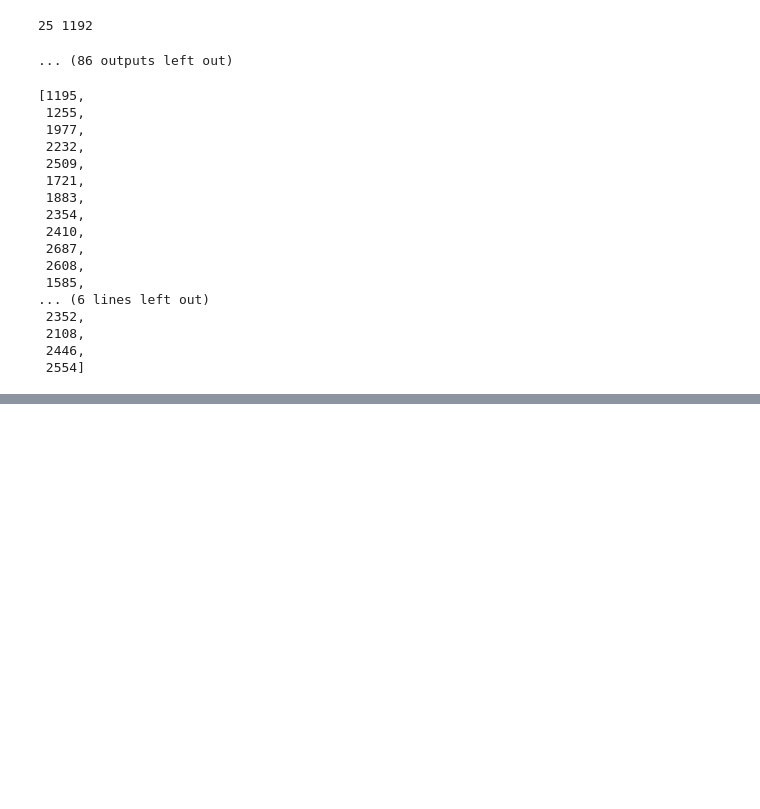
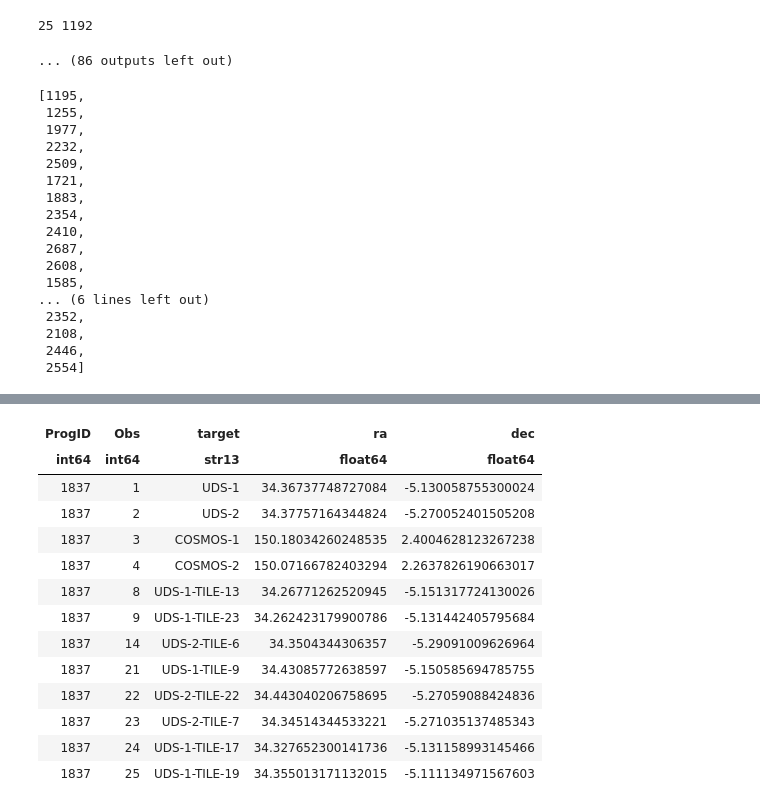
Before and after one commit to gbrammer/jwst_EERS, a Jupyter notebook: lrp-calendar.ipynb, the cells around one changed output, grey strips where cells are left out. Drawn from its saved outputs; the diff is of its cells as text; code cells hidden in the pictures; blank space fills up the shorter version.

```diff
--- a/lrp-calendar.ipynb
+++ b/lrp-calendar.ipynb
@@ -431,2 +496,17 @@ tab['target']
 # %%
+# Fetch APT files for targets
+apt_exec = f'/Applications/APT\ 2022.1.1/bin/apt'
+for prog in progs:
+    print(prog)
+
+    if not os.path.exists(f'APT_Files/{prog}.aptx'):
+        os.system(f'wget -O APT_Files/{prog}.aptx "https://www.stsci.edu/jwst/phase2-public/{prog}.aptx"')
+
+    if not os.path.exists(f'APT_Files/{prog}.pointing'):
+        os.system(f'{apt_exec} APT_Files/{prog}.aptx -nogui -export times,xml,pointing,msatargets,csv')
+        os.system(f'rm APT_Files/{prog}*backup')
+
+    if not os.path.exists(f'APT_Files/{prog}.csv'):
+        os.system(f'{apt_exec} APT_Files/{prog}.aptx -nogui -export csv')
+        os.system(f'rm APT_Files/{prog}*backup')
 # %% [output]
@@ -433,0 +530,56 @@ tab['target']
+# %%
+# Read targets
+colors = {'NIS':utils.MPL_COLORS['b'],
+          'NRS':utils.MPL_COLORS['orange'],
+          'MIR':utils.MPL_COLORS['r'],
+          'NRC':utils.MPL_COLORS['g'],
+          'FGS':'olive'}
+
+def read_targets(prog=1355, make_figure=False, file=None):
+    if file is None:
+        csv = utils.read_catalog(f'APT_Files/{prog}.csv')
+    else:
+        csv = utils.read_catalog(file)
+        prog = int(os.path.basename(file).split('.csv')[0])
+
+    #csv['visit'] = [int(v[4:8]) for v in csv['Visit ID']]
+    csv['Obs'] = ((csv['Visit ID'] % 1000000 - 1)/1000).astype(int)
+
+    #un = utils.Unique(csv['Target'], verbose=False)
+    un = utils.Unique(csv['Obs'], verbose=False)
+    rows = []
+    for v, sel in un:
+
+        s_region = ' '.join(csv['s_region'][sel].tolist())
+        sr = utils.SRegion(s_region)
+
+        #apers = [a[:3] for a in csv['Aperture'][sel]]
+
+        rd = np.squeeze(sr.union(as_polygon=True).centroid.xy)
+        row = [prog, csv['Obs'][sel][0], csv['Target'][sel][0], *rd]
+
+        rows.append(row)
+
+        if make_figure:
+            fig, ax = plt.subplots(1,1,figsize=(2,2))
+            ax.scatter(csv['RA Center Rot'][sel], csv['Dec Center Rot'][sel], marker='.', alpha=0.0, color='r', zorder=1)
+            for i, p in enumerate(sr.patch(alpha=0.1)):
+                p.set_facecolor(colors[apers[i]])
+                ax.add_patch(p)
+
+            ax.set_xticks([]) #np.mean(ax.get_xlim())])
+            ax.set_yticks([]) #np.mean(ax.get_ylim())])
+
+            #ax.set_yticklabels([f'{t:.5f}' for t in ax.get_yticks()], rotation = 90)
+
+            ax.set_aspect(1./np.cos(csv['Dec Center Rot'][sel][0]/180*np.pi))
+            ax.grid()
+            ax.set_xlim(*ax.get_xlim()[::-1])
+            fig.tight_layout(pad=0.)
+
+    targ = utils.GTable(names=['ProgID','Obs','target','ra','dec'], rows=rows)
+    return targ
+
+csv = read_targets(prog=1837, make_figure=False)
+csv
+# %% [output]
@@ -433,0 +587,14 @@ tab['target']
+| ProgID | Obs | target | ra | dec |
+| int64 | int64 | str13 | float64 | float64 |
+| 1837 | 1 | UDS-1 | 34.36737748727084 | -5.130058755300024 |
+| 1837 | 2 | UDS-2 | 34.37757164344824 | -5.270052401505208 |
+| 1837 | 3 | COSMOS-1 | 150.18034260248535 | 2.4004628123267238 |
+| 1837 | 4 | COSMOS-2 | 150.07166782403294 | 2.2637826190663017 |
+| 1837 | 8 | UDS-1-TILE-13 | 34.26771262520945 | -5.151317724130026 |
+| 1837 | 9 | UDS-1-TILE-23 | 34.262423179900786 | -5.131442405795684 |
+| 1837 | 14 | UDS-2-TILE-6 | 34.3504344306357 | -5.29091009626964 |
+| 1837 | 21 | UDS-1-TILE-9 | 34.43085772638597 | -5.150585694785755 |
+| 1837 | 22 | UDS-2-TILE-22 | 34.443040206758695 | -5.27059088424836 |
+| 1837 | 23 | UDS-2-TILE-7 | 34.34514344533221 | -5.271035137485343 |
+| 1837 | 24 | UDS-1-TILE-17 | 34.327652300141736 | -5.131158993145466 |
+| 1837 | 25 | UDS-1-TILE-19 | 34.355013171132015 | -5.111134971567603 |
```
Also changed, not shown: parts of 22 cells of this notebook, 6 other files.
